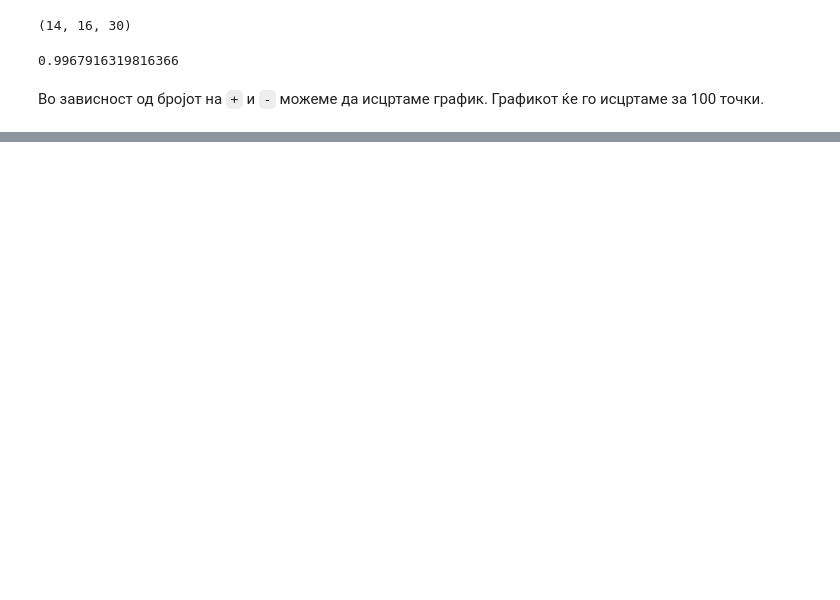
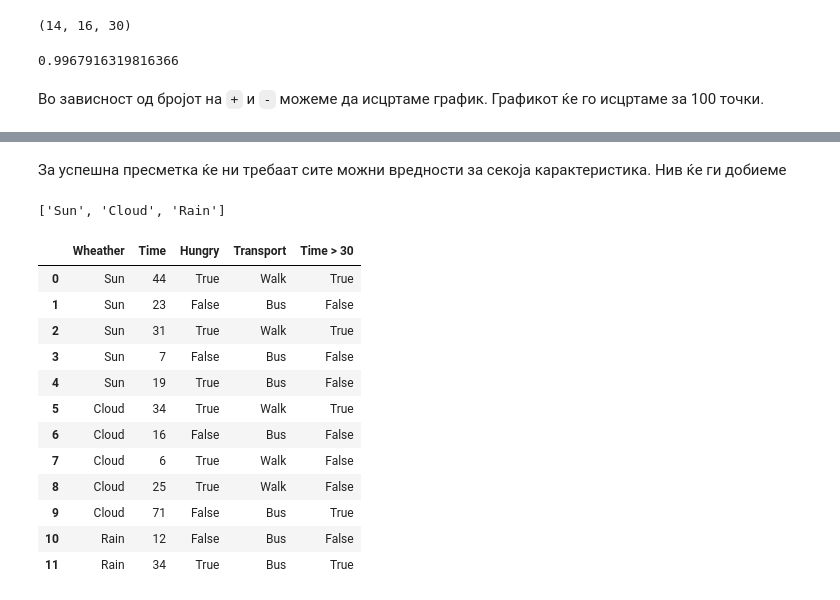
Before and after one commit to markoskiz/ovi-ai, a Jupyter notebook: code/decision_trees.ipynb, the cells around one changed output, grey strips where cells are left out. Cells and saved outputs as stored; diff of their text form; code cells hidden in the pictures; blank space fills up the shorter version.

```diff
--- a/code/decision_trees.ipynb
+++ b/code/decision_trees.ipynb
@@ -15,18 +15,20 @@ from matplotlib import pyplot as plt
 # %% [markdown]
 Ова дрво го создаваме со помош на податоци со кои располагаме. Нека, на пример, пред нас ја имаме дадената табела од последните 12 дена. Од оваа табела може да биде создадено даденото дрво на одлучување.
 # %%
-pd.DataFrame([['Sun', 44, True, 'Walk'],
-              ['Sun', 23, False, 'Bus'],
-              ['Sun', 31, True, 'Walk'],
-              ['Sun', 7, False, 'Bus'],
-              ['Sun', 19, True, 'Bus'],
-              ['Cloud', 34, True, 'Walk'],
-              ['Cloud', 16, False, 'Bus'],
-              ['Cloud', 6, True, 'Walk'],
-              ['Cloud', 25, True, 'Walk'],
-              ['Cloud', 71, False, 'Bus'],
-              ['Rain', 12, False, 'Bus'],
-              ['Rain', 34, True, 'Bus']], columns=['Wheather', 'Time', 'Hungry', 'Transport'])
+df = pd.DataFrame(
+    [['Sun', 44, True, 'Walk'],
+     ['Sun', 23, False, 'Bus'],
+     ['Sun', 31, True, 'Walk'],
+     ['Sun', 7, False, 'Bus'],
+     ['Sun', 19, True, 'Bus'],
+     ['Cloud', 34, True, 'Walk'],
+     ['Cloud', 16, False, 'Bus'],
+     ['Cloud', 6, True, 'Walk'],
+     ['Cloud', 25, True, 'Walk'],
+     ['Cloud', 71, False, 'Bus'],
+     ['Rain', 12, False, 'Bus'],
+     ['Rain', 34, True, 'Bus']], columns=['Wheather', 'Time', 'Hungry', 'Transport'])
+df
 # %% [output]
 |  | Wheather | Time | Hungry | Transport |
 | 0 | Sun | 44 | True | Walk |
@@ -139,0 +207,23 @@ Text(0.5, 1.0, 'Ентропија за дадено множество')
+# %% [markdown]
+За успешна пресметка ќе ни требаат сите можни вредности за секоја карактеристика. Нив ќе ги добиеме
+# %%
+list(df['Wheather'].unique())
+# %% [output]
+['Sun', 'Cloud', 'Rain']
+# %%
+df['Time > 30'] = df['Time'] > 30
+df
+# %% [output]
+|  | Wheather | Time | Hungry | Transport | Time > 30 |
+| 0 | Sun | 44 | True | Walk | True |
+| 1 | Sun | 23 | False | Bus | False |
+| 2 | Sun | 31 | True | Walk | True |
+| 3 | Sun | 7 | False | Bus | False |
+| 4 | Sun | 19 | True | Bus | False |
+| 5 | Cloud | 34 | True | Walk | True |
+| 6 | Cloud | 16 | False | Bus | False |
+| 7 | Cloud | 6 | True | Walk | False |
+| 8 | Cloud | 25 | True | Walk | False |
+| 9 | Cloud | 71 | False | Bus | True |
+| 10 | Rain | 12 | False | Bus | False |
+| 11 | Rain | 34 | True | Bus | True |
```
Also changed, not shown: parts of 21 cells of this notebook, 1 other file.
